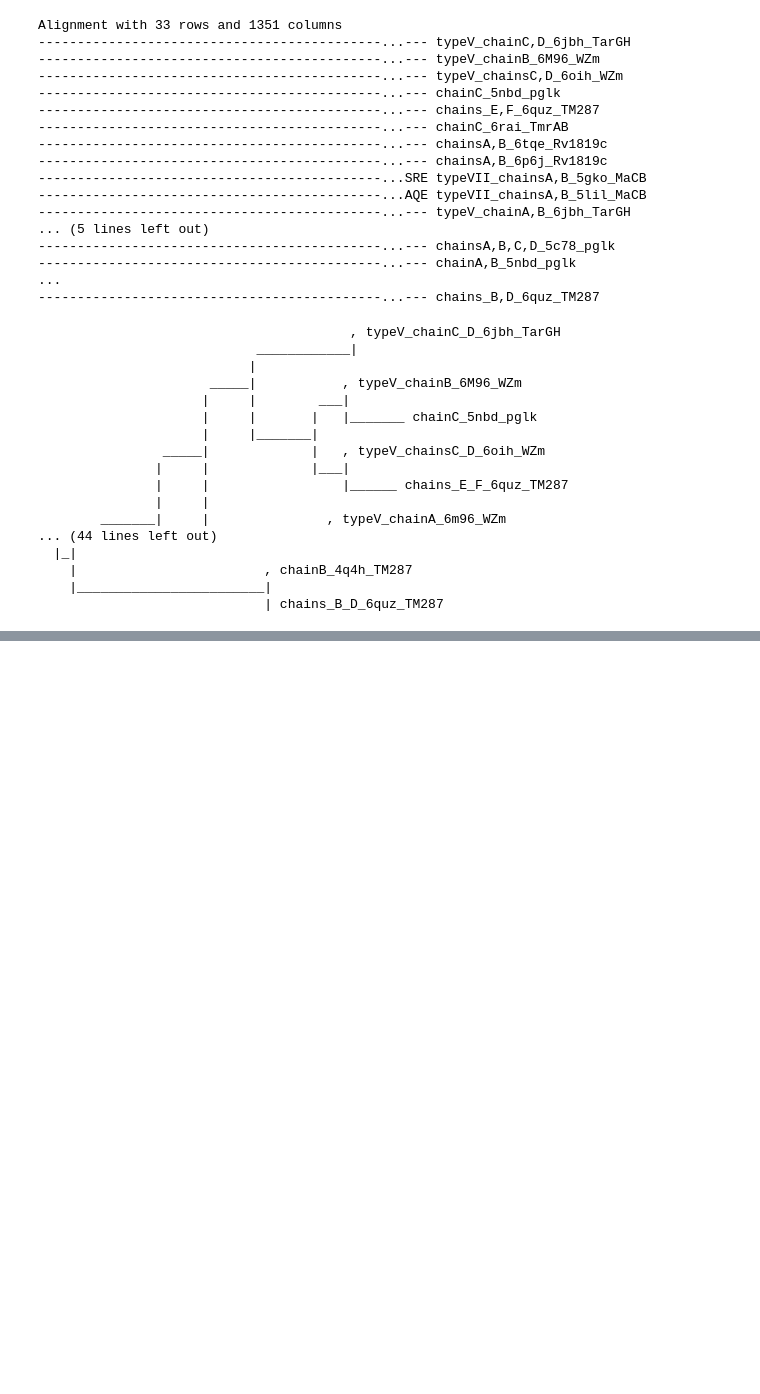
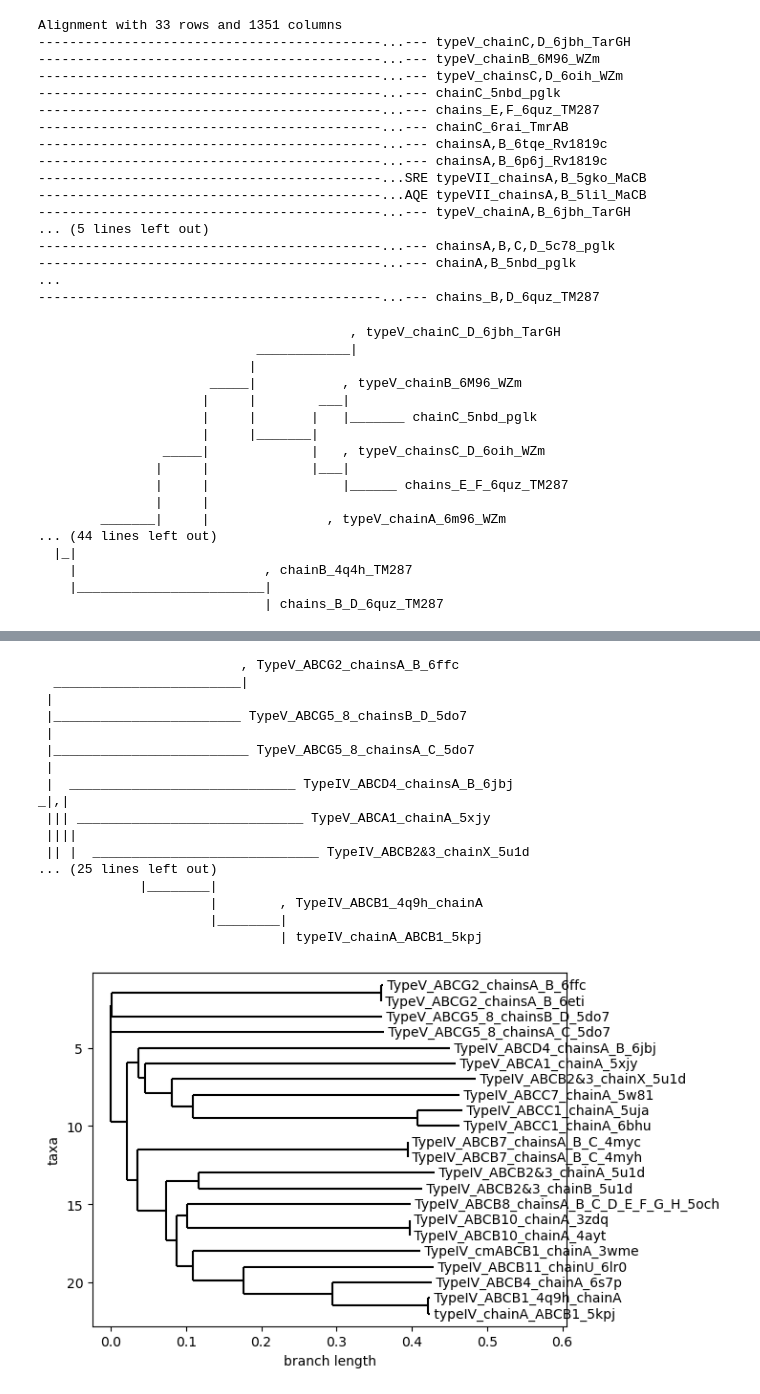
Before and after one commit to kdeerasinghe/abc-pumps, a Jupyter notebook: textbiopython.ipynb, the cells around one changed output, grey strips where cells are left out. Cells and saved outputs as stored; diff of their text form; code cells hidden in the pictures; blank space fills up the shorter version.

```diff
--- a/textbiopython.ipynb
+++ b/textbiopython.ipynb
@@ -850,0 +926,25 @@ tree = Phylogeny.from_tree(tree)
+# %%
+from Bio import Phylo
+tree = Phylo.read("humantree.dnd", "newick")
+Phylo.draw_ascii(tree)
+tree.rooted = True
+Phylo.draw(tree)
+# %% [output]
+                          , TypeV_ABCG2_chainsA_B_6ffc
+  ________________________|
+ |
+ |________________________ TypeV_ABCG5_8_chainsB_D_5do7
+ |
+ |_________________________ TypeV_ABCG5_8_chainsA_C_5do7
+ |
+ |  _____________________________ TypeIV_ABCD4_chainsA_B_6jbj
+_|,|
+ ||| _____________________________ TypeV_ABCA1_chainA_5xjy
+ ||||
+ || |  _____________________________ TypeIV_ABCB2&3_chainX_5u1d
+... (25 lines left out)
+             |________|
+                      |        , TypeIV_ABCB1_4q9h_chainA
+                      |________|
+                               | typeIV_chainA_ABCB1_5kpj
+[figure, added]
```
Also changed, not shown: parts of 6 cells of this notebook, 3 other files.
